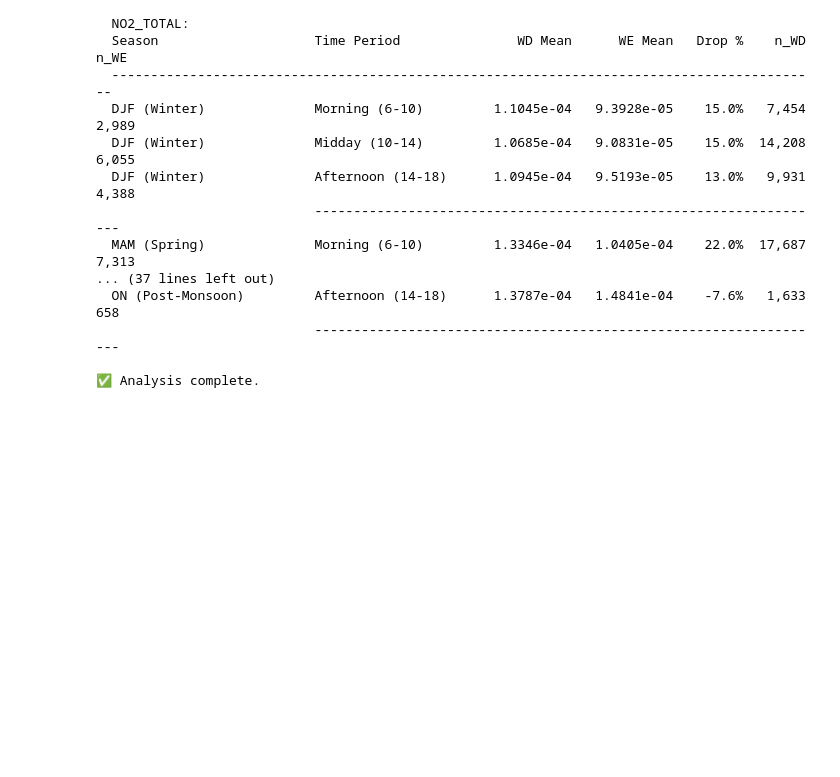
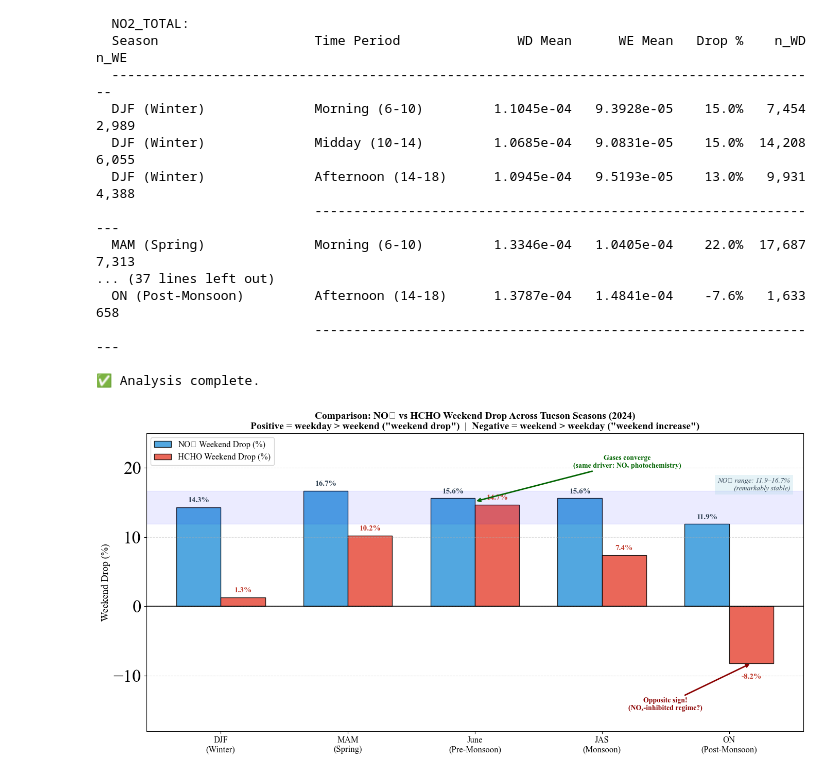
Before and after one commit to Shruti-Karandikar/nasa-VIP, a Jupyter notebook: daily_Time Series_mean_by_flag_all_gases.ipynb, the cells around one changed output. Cells and saved outputs as stored; diff of their text form; code cells hidden in the pictures; blank space fills up the shorter version.

```diff
--- a/daily_Time Series_mean_by_flag_all_gases.ipynb
+++ b/daily_Time Series_mean_by_flag_all_gases.ipynb
@@ -801,3 +796,87 @@ print(f"\n✅ Analysis complete.")
                             ------------------------------------------------------------------
 
 ✅ Analysis complete.
+# %%
+# ============================================================
+# PLOT: NO₂ vs HCHO Weekend Drop Comparison Across Seasons
+# ============================================================
+# Visualizes the key insight from the comparison slide:
+#   - NO₂ is stable (always ~12-17% drop)
+#   - HCHO ranges from -8% to +15%
+#   - They converge in June, diverge most in ON
+
+import matplotlib.pyplot as plt
+import numpy as np
+
+# Data from the actual summary table output
+seasons = ['DJF\n(Winter)', 'MAM\n(Spring)', 'June\n(Pre-Monsoon)',
+           'JAS\n(Monsoon)', 'ON\n(Post-Monsoon)']
+
+no2_drops = [14.3, 16.7, 15.6, 15.6, 11.9]
+hcho_drops = [1.3, 10.2, 14.7, 7.4, -8.2]
+
+x = np.arange(len(seasons))
+width = 0.35
+
+fig, ax = plt.subplots(figsize=(14, 7))
+
+# Side-by-side bars
+bars_no2 = ax.bar(x - width/2, no2_drops, width,
+                   label='NO₂ Weekend Drop (%)',
+                   color='#3498db', edgecolor='black', alpha=0.85)
+bars_hcho = ax.bar(x + width/2, hcho_drops, width,
+                    label='HCHO Weekend Drop (%)',
+                    color='#e74c3c', edgecolor='black', alpha=0.85)
+
+# Zero line — critical because HCHO goes negative in ON
+ax.axhline(y=0, color='black', linewidth=1.2, linestyle='-')
+
+# Annotate each bar with its value
+for bar, val in zip(bars_no2, no2_drops):
+    ax.text(bar.get_x() + bar.get_width()/2, bar.get_height() + 0.5,
+            f'{val:.1f}%', ha='center', va='bottom', fontsize=11,
+            weight='bold', color='#2c3e50')
+
+for bar, val in zip(bars_hcho, hcho_drops):
+    y_pos = bar.get_height() + 0.5 if val >= 0 else bar.get_height() - 1.5
+    va = 'bottom' if val >= 0 else 'top'
+    ax.text(bar.get_x() + bar.get_width()/2, y_pos,
+            f'{val:.1f}%', ha='center', va=va, fontsize=11,
+            weight='bold', color='#c0392b')
+
+# Highlight convergence in June
+ax.annotate('Gases converge\n(same driver: NOₓ photochemistry)',
+            xy=(2, 15.15), xytext=(3.2, 20),
+            fontsize=10, ha='center', weight='bold', color='darkgreen',
+            arrowprops=dict(arrowstyle='->', color='darkgreen', lw=2))
+
+# Highlight divergence in ON
+ax.annotate('Opposite sign!\n(NOₓ-inhibited regime?)',
+            xy=(4 + width/2, -8.2), xytext=(3.5, -15),
+            fontsize=10, ha='center', weight='bold', color='darkred',
+            arrowprops=dict(arrowstyle='->', color='darkred', lw=2))
+
+# Shaded band showing NO₂ stability range
+ax.axhspan(11.9, 16.7, alpha=0.08, color='blue')
+ax.text(0.98, 0.85, 'NO₂ range: 11.9–16.7%\n(remarkably stable)',
+        transform=ax.transAxes, fontsize=10, ha='right', va='top',
+        color='#2c3e50', style='italic',
+        bbox=dict(facecolor='lightblue', alpha=0.3, edgecolor='none'))
+
+ax.set_xticks(x)
+ax.set_xticklabels(seasons, fontsize=12)
+ax.set_ylabel('Weekend Drop (%)', fontsize=14)
+ax.set_title('Comparison: NO₂ vs HCHO Weekend Drop Across Tucson Seasons (2024)\n'
+             'Positive = weekday > weekend ("weekend drop")  |  '
+             'Negative = weekend > weekday ("weekend increase")',
+             fontsize=14, weight='bold')
+ax.legend(fontsize=12, loc='upper left')
+ax.grid(axis='y', linestyle='--', alpha=0.4)
+ax.set_ylim(-18, 25)
+
+plt.tight_layout()
+#plt.savefig(os.path.join(output_dir, "NO2_vs_HCHO_WeekendDrop_Comparison.png"),
+           # dpi=300, bbox_inches='tight')
+plt.show()
+# %% [output]
+[figure, added]
```
Also changed, not shown: parts of 9 cells of this notebook.
